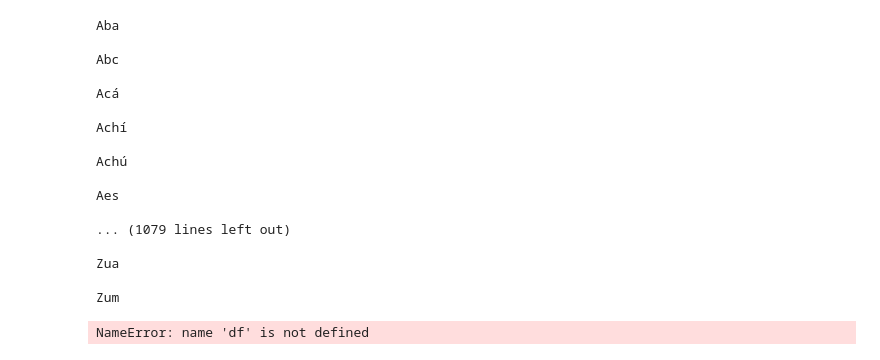
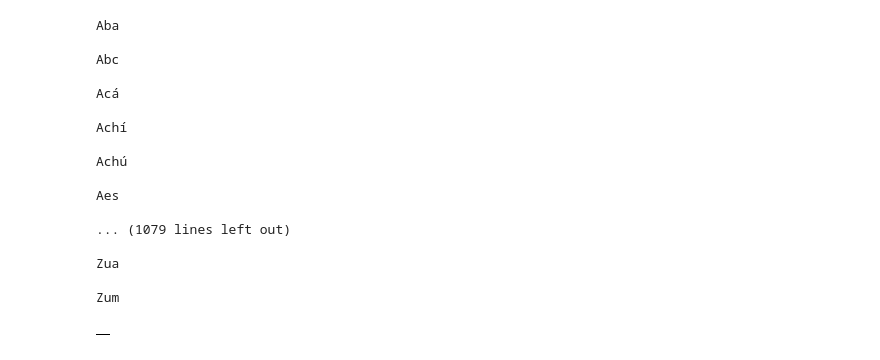
Before and after one commit to cf2018/ML, a Jupyter notebook: mercado libre python crawler full.ipynb, the cells around one changed output. Drawn from its saved outputs; the diff is of its cells as text; code cells hidden in the pictures.

```diff
--- a/mercado libre python crawler full.ipynb
+++ b/mercado libre python crawler full.ipynb
@@ -38,9 +38,10 @@ Zum
 
 ##########################################################################################
 # PRODUCTO A BUSCAR
-
+file = open("palabras_3_letras.txt", "r")
 product = "(tv|smart|lg)"
 product_to_avoid = "xxx"
+file = ('bicicleta','pelota')
 
 for product in file:
     print(product)
@@ -58,10 +59,12 @@ for product in file:
 
     #file = open("mla_results_" + product + ".csv","a+")
     df_final = pd.DataFrame.from_dict([])
+
 #########################################################################################
 
     num = 0
     for price in min_price_list:
+        df_temp = pd.DataFrame.from_dict([])
         min_price = min_price_list[num]
         max_price = max_price_list[num]
         mla_list = search_mla_return_list(product,min_price,max_price)
@@ -70,29 +73,21 @@ for product in file:
         #display(HTML('<style>        table {      border-collapse: collapse;   }  table, td, th {   border: 1px solid black;            }  </style>       '))
         ranger = '$' + str(min_price) + '-$' + str(max_price)
         df = return_products_from_list_pandas(mla_list,product,sell_condition,percentage_max_sell,max_sold,min_price,max_price)
-        for num in range(0,len(df)):
-            df_value = df.iloc[num]
-            if ( df_value['price']*df_value['sold_quantity'] > 100000 ):
-                #print (df_value)
-                isplay(HTML(df_value.loc[:, ['title', 'price','sold_quantity','state','city','thumbnail','permalink']].to_html(border=1, escape=False ,formatters=dict(thumbnail=path_to_image_html,permalink=path_to_link_html))))
-
-        #df['search'] = 'ALL'
-        #list(df)
-        #print(df.to_html(escape=False ,formatters=dict(thumbnail=path_to_image_html)))
-        #display(HTML("<hr><h3>Found in ALL locations with price :" + ranger + "</h3>"))
-        #display(HTML(df.loc[:, ['title', 'price','sold_quantity','state','city','thumbnail','permalink']].to_html(border=1, escape=False ,formatters=dict(thumbnail=path_to_image_html,permalink=path_to_link_html))))
-        #df2 = return_products_from_list_in_locations_pandas(mla_list,product,sell_condition,other_locations,0 , int(min_price), int(max_price))
-        #df2['search'] = other_locations
-        #display(HTML("<hr><h3>Found in SELECTED location with price :" + ranger + "</h3>"))
-        #display(HTML(df2.loc[:, ['title', 'price','sold_quantity','state','city','thumbnail']].to_html(border=1,escape=False ,formatters=dict(thumbnail=path_to_image_html))))
+        df_temp2 = df
+        #print(df)
+        if (len(df) > 0):
+            df['city'] = df_temp2['address'].apply(lambda x: x.get('city_name'))
+            df['state'] = df_temp2['address'].apply(lambda x: x.get('state_name'))
+            df['total'] = df_temp2['price'] * df_temp2['sold_quantity']
+            for num2 in range(0,len(df)):
+                df_value = df.iloc[num2]
+                if ( df_value['price']*df_value['sold_quantity'] > 1500000 ):
+                    #print (df_value)
+                    df_temp = df.append(df_value, ignore_index=True)
+                    df_final = df.append(df_value, ignore_index=True)
+            display(HTML(df_temp.loc[:, ['title', 'price','sold_quantity','total','state','city','thumbnail','permalink']].to_html(border=1, escape=False ,formatters=dict(thumbnail=path_to_image_html,permalink=path_to_link_html))))
+            #display(HTML(df_temp.to_html(border=1, escape=False ,formatters=dict(thumbnail=path_to_image_html,permalink=path_to_link_html))))
         num = num + 1
-# %%
-for num in range(0,len(df)):
-    df_value = df.iloc[num]
-    if ( df_value['price']*df_value['sold_quantity'] > 50000 ):
-        print (df_value)
-# %% [output]
-NameError: name 'df' is not defined
 # %%
 def path_to_image_html(path):
     '''
@@ -260,3 +256,8 @@ def return_products_from_list_in_locations_pandas(total_c,product,sell_condition
     df_temp2 = df_resu[ df_resu['city'].str.contains(locations)]
     #print ("R:",df_resu,"T:",df_temp2)
     return df_temp2
+# %%
+df_final
+#display(HTML(df_temp.loc[:, ['title', 'price','sold_quantity','state','city','thumbnail','permalink']].to_html(border=1, escape=False ,formatters=dict(thumbnail=path_to_image_html,permalink=path_to_link_html))))
+# %% [output]
+|  |
```
Also changed, not shown: parts of 2 cells of this notebook.
